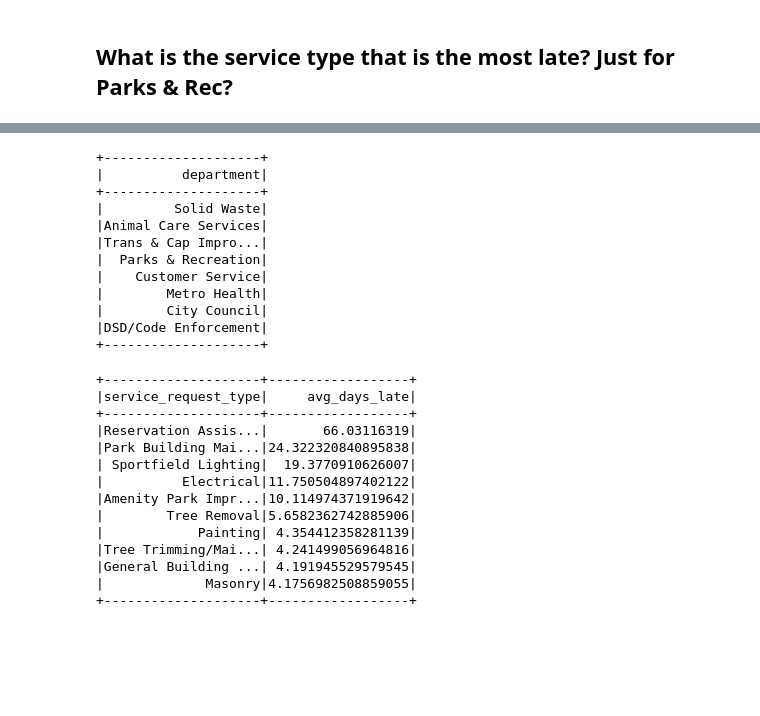
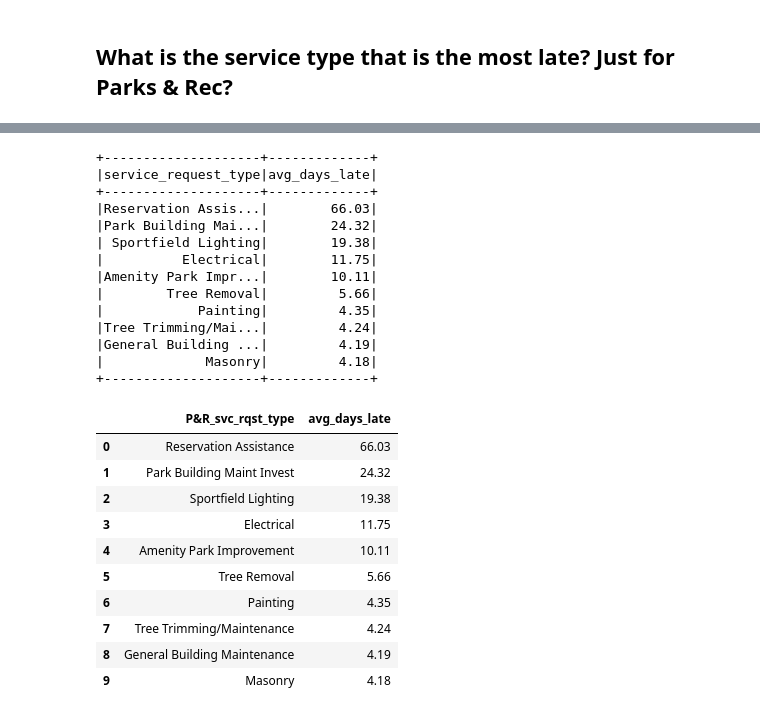
Before and after one commit to brianclements03/spark_exercises, a Jupyter notebook: explore.ipynb, the cells around one changed output, grey strips where cells are left out. Drawn from its saved outputs; the diff is of its cells as text; code cells hidden in the pictures; blank space fills up the shorter version.

```diff
--- a/explore.ipynb
+++ b/explore.ipynb
@@ -212,39 +212,28 @@ df.groupBy('service_request_type')
 # %%
-df.select('department').distinct().show()
+# df.select('department').distinct().show()
-# %% [output]
-+--------------------+
-|          department|
-+--------------------+
-|         Solid Waste|
-|Animal Care Services|
-|Trans & Cap Impro...|
-|  Parks & Recreation|
-|    Customer Service|
-|        Metro Health|
-|        City Council|
-|DSD/Code Enforcement|
-+--------------------+
 # %%
 (
 df.filter(df['department']=='Parks & Recreation')
     .groupBy('service_request_type')
-    .agg(mean(df.num_days_late).alias('avg_days_late'))
+    .agg(round(mean(df.num_days_late),2).alias('avg_days_late'))
 #     .where('avg_days_late' > 0)
     .sort(col('avg_days_late').desc()).limit(10)#.desc('avg_days_late')
     .show()
 )
+
+# you can verify that sql query you did above in this exercise by removing the limit and doing a count()
 # %% [output]
-+--------------------+------------------+
-|service_request_type|     avg_days_late|
-+--------------------+------------------+
-|Reservation Assis...|       66.03116319|
-|Park Building Mai...|24.322320840895838|
-| Sportfield Lighting|  19.3770910626007|
-|          Electrical|11.750504897402122|
-|Amenity Park Impr...|10.114974371919642|
-|        Tree Removal|5.6582362742885906|
-|            Painting| 4.354412358281139|
-|Tree Trimming/Mai...| 4.241499056964816|
-|General Building ...| 4.191945529579545|
-|             Masonry|4.1756982508859055|
-+--------------------+------------------+
++--------------------+-------------+
+|service_request_type|avg_days_late|
++--------------------+-------------+
+|Reservation Assis...|        66.03|
+|Park Building Mai...|        24.32|
+| Sportfield Lighting|        19.38|
+|          Electrical|        11.75|
+|Amenity Park Impr...|        10.11|
+|        Tree Removal|         5.66|
+|            Painting|         4.35|
+|Tree Trimming/Mai...|         4.24|
+|General Building ...|         4.19|
+|             Masonry|         4.18|
++--------------------+-------------+
@@ -250,0 +257,14 @@ df.filter(df['department']=='Parks & Recreation')
+# %%
+answer4b
+# %% [output]
+|  | P&R_svc_rqst_type | avg_days_late |
+| 0 | Reservation Assistance | 66.03 |
+| 1 | Park Building Maint Invest | 24.32 |
+| 2 | Sportfield Lighting | 19.38 |
+| 3 | Electrical | 11.75 |
+| 4 | Amenity Park Improvement | 10.11 |
+| 5 | Tree Removal | 5.66 |
+| 6 | Painting | 4.35 |
+| 7 | Tree Trimming/Maintenance | 4.24 |
+| 8 | General Building Maintenance | 4.19 |
+| 9 | Masonry | 4.18 |
```
Also changed, not shown: parts of 12 cells of this notebook.
